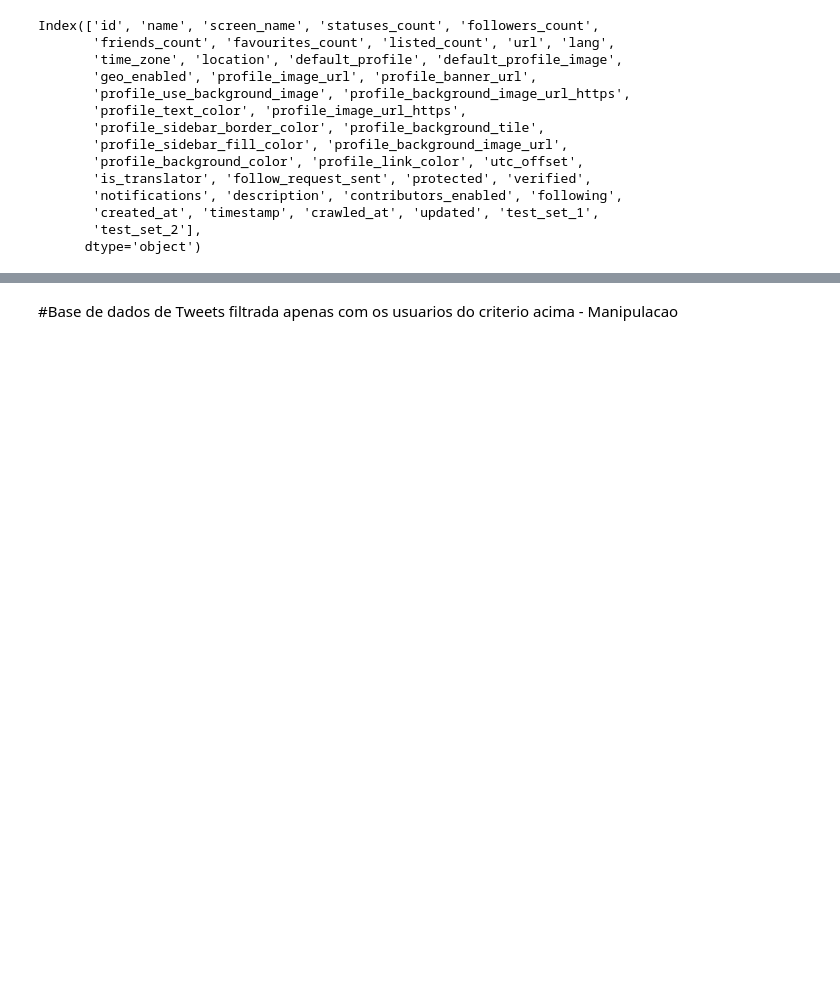
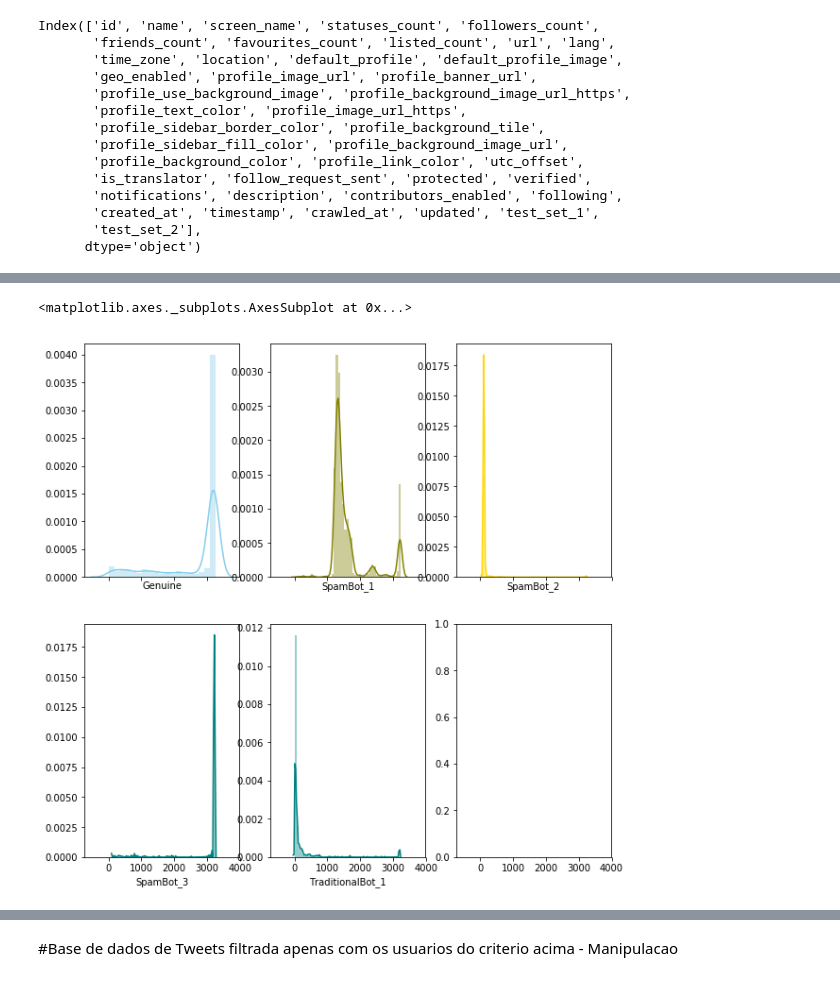
Before and after one commit to rogerioluizsi/FeaturesEngineering_Twitter, a Jupyter notebook: StoryTelling.ipynb, the cells around one changed output, grey strips where cells are left out. Saved outputs shown, nothing was run; the diff lists cells and outputs as text; code cells hidden in the pictures; blank space fills up the shorter version.

```diff
--- a/StoryTelling.ipynb
+++ b/StoryTelling.ipynb
@@ -138,4 +110,0 @@ for x in da.keys():
-# %%
-#cria quantidae de tweets por usuario para selecao
-for x in d.keys():
-    d[x]['n_tweets']=d[x].groupby(['user_id'])['id'].transform('count')
@@ -166,18 +110,0 @@ quantidade de usuarios da base depois:  (1000, 26)
-# %%
-#Selecionar 250 das sample de Robos.
-for x in ['df2', 'df3', 'df4', 'df5']:
-    #evitar lixo
-    a=""
-    b=""
-    c=""
-#cria coluna quantidade de tweets
-    d[x]['n_tweets']=d[x].groupby(['user_id'])['user_id'].transform('count')
-#ordena do maior para o menor, agrupando por usuario  e extrai os primeiros 125 - Mais ativos
-    a=d[x].drop_duplicates('user_id').sort_values(by=['n_tweets'], ascending=False).head(125)
-#Restante que sobrou, retira mais 125 aleatoriamente.
-    b=d[x][~d[x].user_id.isin(a.user_id)].drop_duplicates('user_id').sample(n=125)
-#concatena X e Y = 250 usuarios
-    c= pd.concat([a, b])
-#Separado, os 250 usuarios, seleciona-se da base de tweets todos os tweets desses 250 usuarios
-    d[x]=d[x].loc[d[x]['user_id'].isin(c.user_id)]
-    print('quantidade de usuarios da base depois:', d[x].drop_duplicates('user_id').shape)
@@ -188,0 +134,20 @@ quantidade de usuarios da base depois: (250, 26)
+# %%
+#Adiciona Rotulo - Base GroundTruth
+#Genuine
+d['df1']['type'] = 0
+#Robos
+d['df2']['type'] = 1
+d['df3']['type'] = 2
+d['df4']['type'] = 3
+d['df5']['type'] = 4
+# %%
+#Histograms
+f, axes = plt.subplots(2, 3, figsize=(10, 10), sharex=True)
+sns.distplot( d['df1']['user_id'].value_counts() , color="skyblue", axlabel ="Genuine",ax=axes[0, 0])
+sns.distplot( d['df2']["user_id"].value_counts() , color="olive", axlabel ="SpamBot_1",ax=axes[0, 1])
+sns.distplot( d['df3']["user_id"].value_counts(), color="gold",axlabel ="SpamBot_2", ax=axes[0, 2])
+sns.distplot( d['df4']["user_id"].value_counts() , color="teal",axlabel ="SpamBot_3", ax=axes[1, 0])
+sns.distplot( d['df5']["user_id"].value_counts() , color="teal", axlabel ="TraditionalBot_1",ax=axes[1, 1])
+# %% [output]
+<matplotlib.axes._subplots.AxesSubplot at 0x...>
+[figure, added]
```
Also changed, not shown: parts of 69 cells of this notebook.
